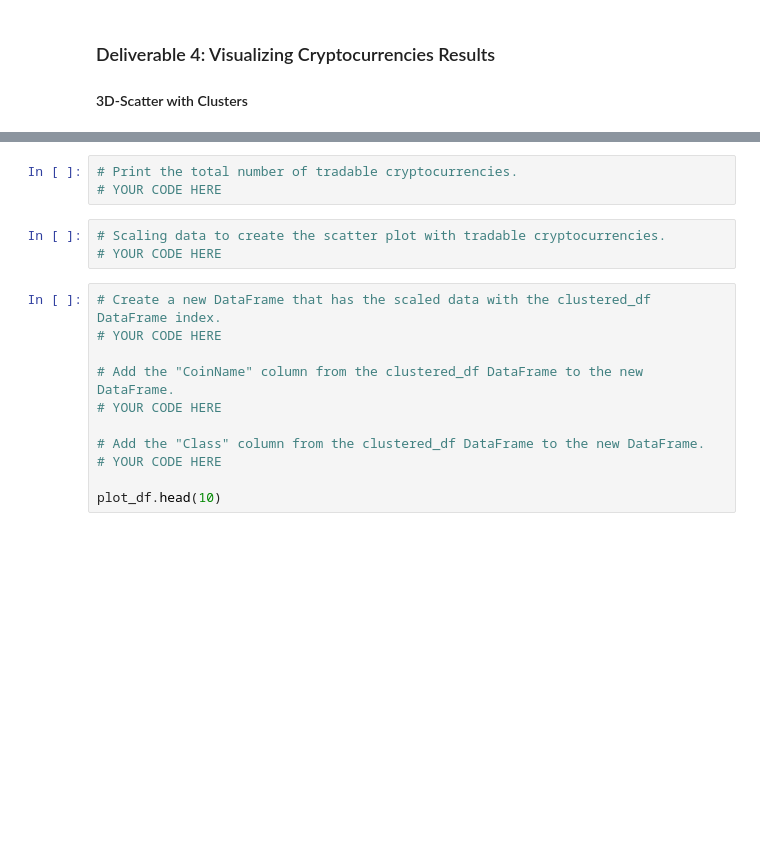
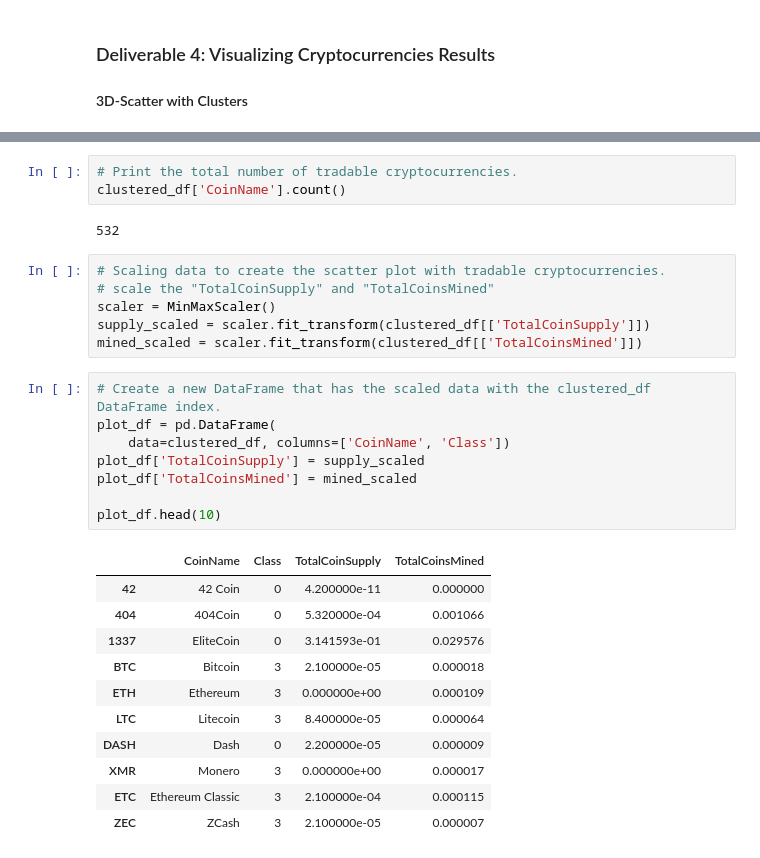
Before and after one commit to VChandler/Cryptocurrencies, a Jupyter notebook: crypto_clustering.ipynb, the cells around one changed output, grey strips where cells are left out. Cells and saved outputs as stored; diff of their text form; blank space fills up the shorter version.

```diff
--- a/crypto_clustering.ipynb
+++ b/crypto_clustering.ipynb
@@ -205,19 +210,33 @@ clustered_df.head(10)
 # %%
 # Print the total number of tradable cryptocurrencies.
-# YOUR CODE HERE
+clustered_df['CoinName'].count()
+# %% [output]
+532
 # %%
 # Scaling data to create the scatter plot with tradable cryptocurrencies.
-# YOUR CODE HERE
+# scale the "TotalCoinSupply" and "TotalCoinsMined"
+scaler = MinMaxScaler()
+supply_scaled = scaler.fit_transform(clustered_df[['TotalCoinSupply']])
+mined_scaled = scaler.fit_transform(clustered_df[['TotalCoinsMined']])
 # %%
 # Create a new DataFrame that has the scaled data with the clustered_df DataFrame index.
-# YOUR CODE HERE
-
-# Add the "CoinName" column from the clustered_df DataFrame to the new DataFrame.
-# YOUR CODE HERE
-
-# Add the "Class" column from the clustered_df DataFrame to the new DataFrame.
-# YOUR CODE HERE
+plot_df = pd.DataFrame(
+    data=clustered_df, columns=['CoinName', 'Class'])
+plot_df['TotalCoinSupply'] = supply_scaled
+plot_df['TotalCoinsMined'] = mined_scaled
 
 plot_df.head(10)
+# %% [output]
+|  | CoinName | Class | TotalCoinSupply | TotalCoinsMined |
+| 42 | 42 Coin | 0 | 4.200000e-11 | 0.000000 |
+| 404 | 404Coin | 0 | 5.320000e-04 | 0.001066 |
+| 1337 | EliteCoin | 0 | 3.141593e-01 | 0.029576 |
+| BTC | Bitcoin | 3 | 2.100000e-05 | 0.000018 |
+| ETH | Ethereum | 3 | 0.000000e+00 | 0.000109 |
+| LTC | Litecoin | 3 | 8.400000e-05 | 0.000064 |
+| DASH | Dash | 0 | 2.200000e-05 | 0.000009 |
+| XMR | Monero | 3 | 0.000000e+00 | 0.000017 |
+| ETC | Ethereum Classic | 3 | 2.100000e-04 | 0.000115 |
+| ZEC | ZCash | 3 | 2.100000e-05 | 0.000007 |
 # %%
 # Create a hvplot.scatter plot using x="TotalCoinsMined" and y="TotalCoinSupply".
```
Also changed, not shown: parts of 5 cells of this notebook.
